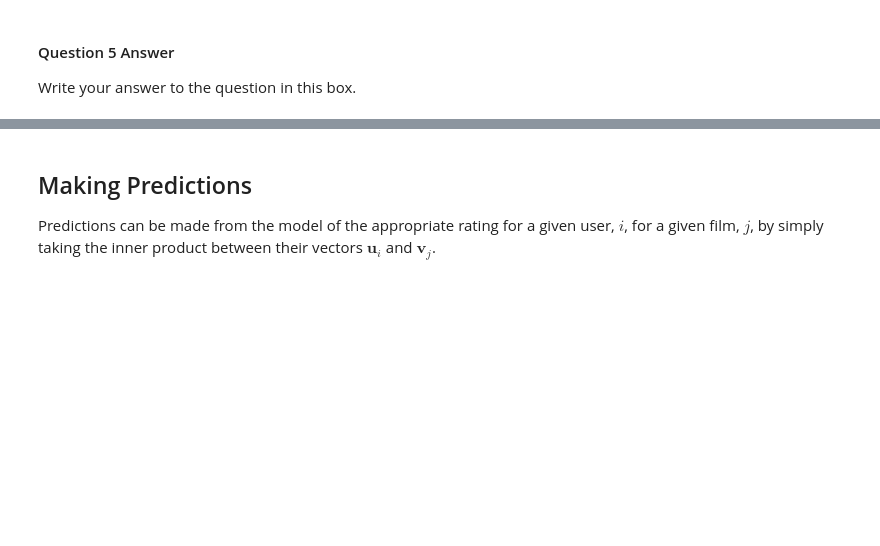
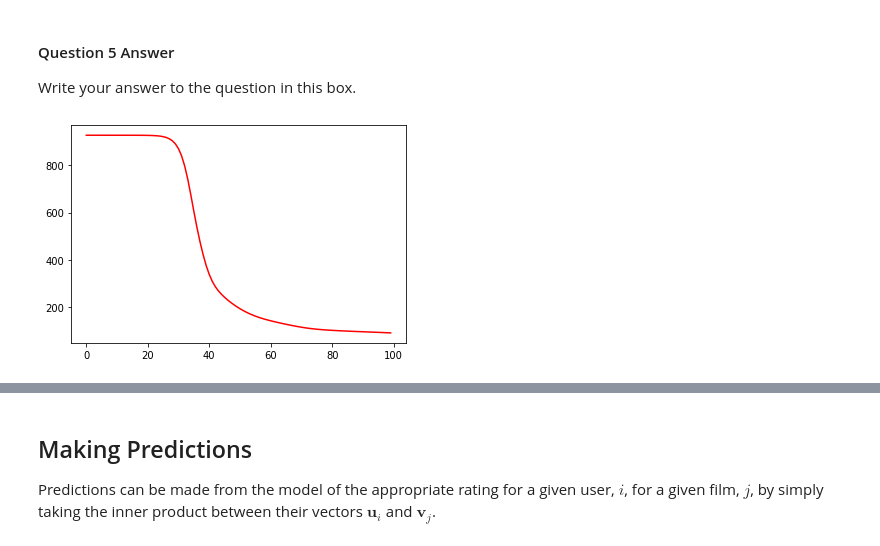
Before and after one commit to Lone5267/MLAI, a Jupyter notebook: Lab 2 - Objective Functions.ipynb, the cells around one changed output, grey strips where cells are left out. Cells and saved outputs as stored; diff of their text form; code cells hidden in the pictures; blank space fills up the shorter version.

```diff
--- a/Lab 2 - Objective Functions.ipynb
+++ b/Lab 2 - Objective Functions.ipynb
@@ -301,0 +316,6 @@ Write your answer to the question in this box.
+# %%
+# Question 5 Code Answer
+U_big_iter, V_big_iter = run_gradient(iterations=100, learn_rate=0.01)
+# Error will become smaller than the less number of iterations.
+# %% [output]
+[figure, added]
```
Also changed, not shown: parts of 15 cells of this notebook, 1 other file.
